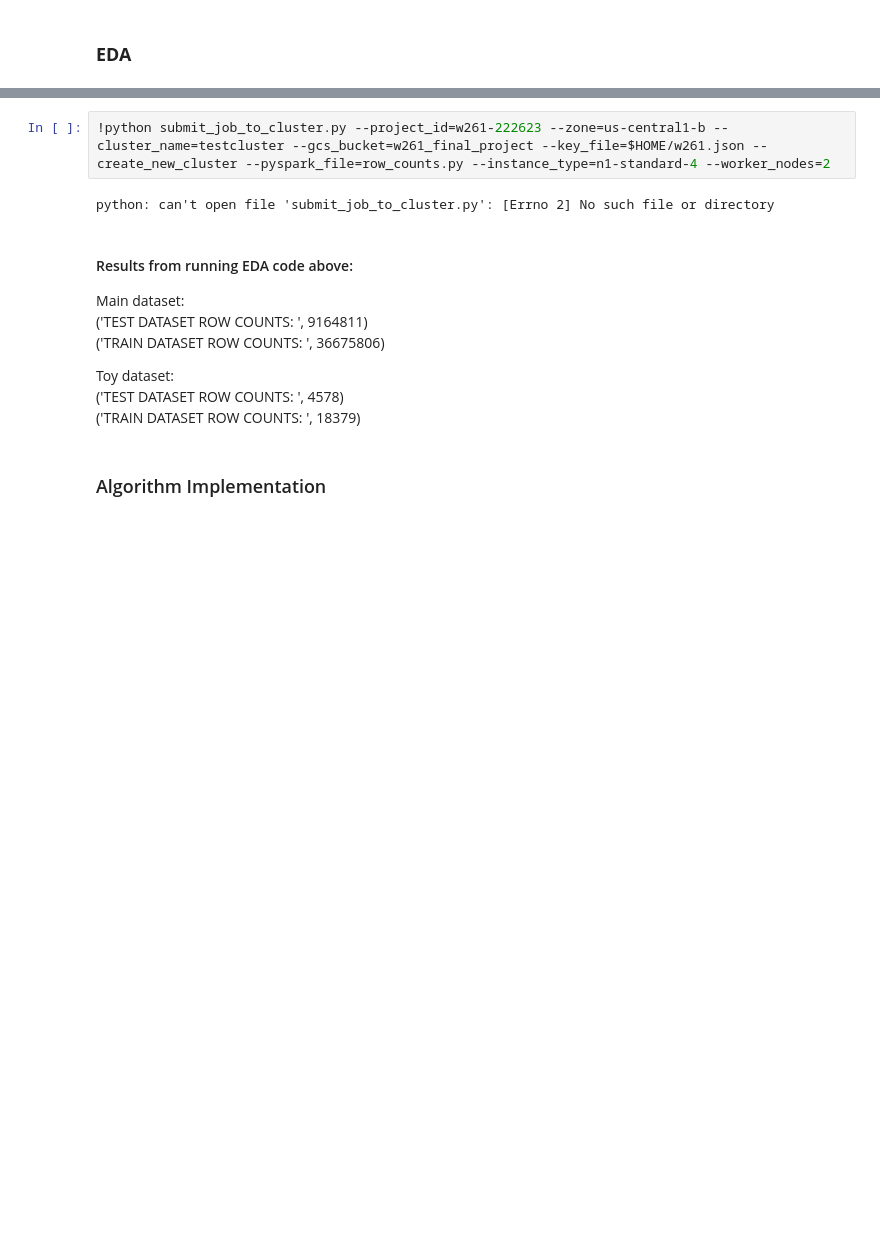
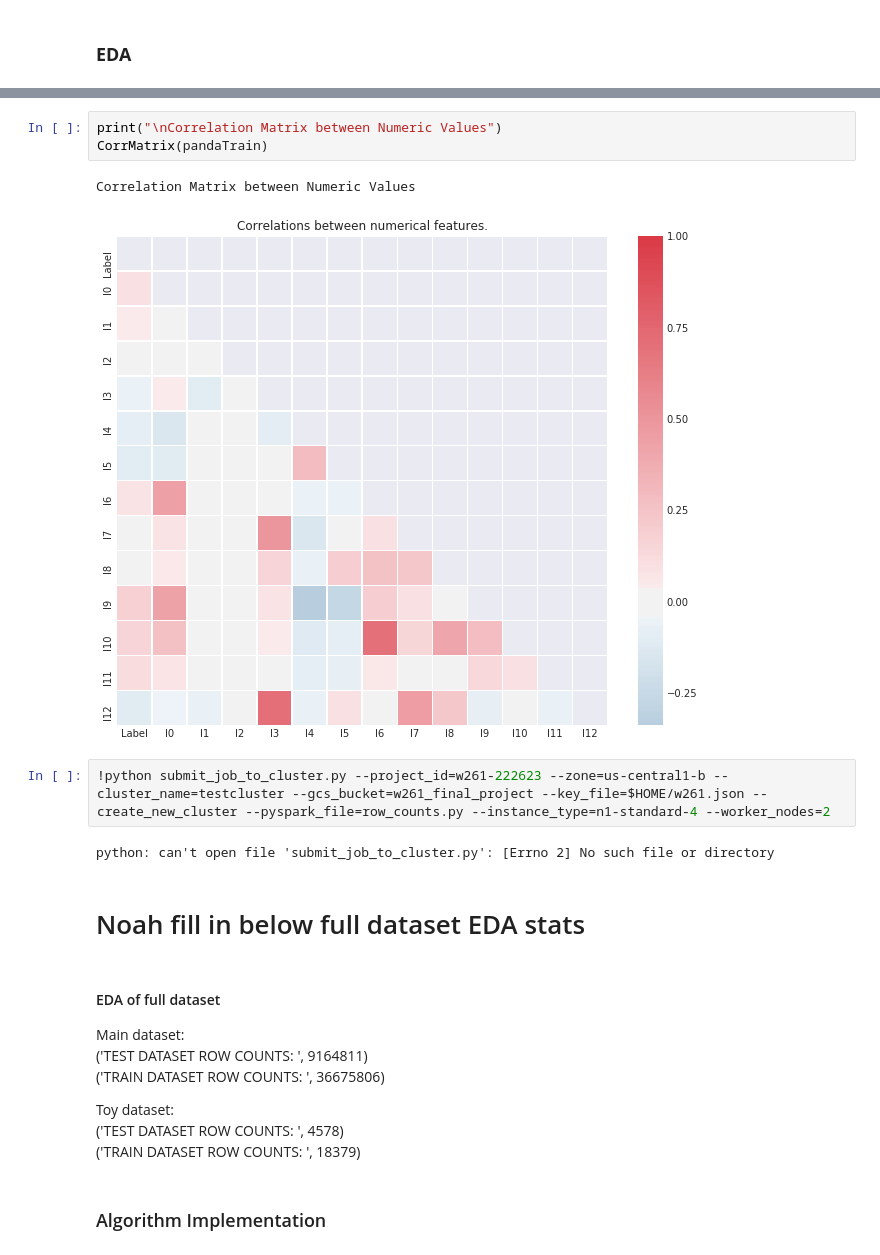
Before and after one commit to noahrandolph/Parallel-Click-Through-Rate-Predictor, a Jupyter notebook: w261_group5_final_project.ipynb, the cells around one changed output, grey strips where cells are left out. Saved outputs shown, nothing was run; the diff lists cells and outputs as text; blank space fills up the shorter version.

```diff
--- a/w261_group5_final_project.ipynb
+++ b/w261_group5_final_project.ipynb
@@ -487,9 +620,17 @@ Figure(1100x900)
+# %%
+print("\nCorrelation Matrix between Numeric Values")
+CorrMatrix(pandaTrain)
+# %% [output]
+Correlation Matrix between Numeric Values
+[figure, added]
 # %%
 !python submit_job_to_cluster.py --project_id=w261-222623 --zone=us-central1-b --cluster_name=testcluster --gcs_bucket=w261_final_project --key_file=$HOME/w261.json --create_new_cluster --pyspark_file=row_counts.py --instance_type=n1-standard-4 --worker_nodes=2
 # %% [output]
 python: can't open file 'submit_job_to_cluster.py': [Errno 2] No such file or directory
+# %% [markdown]
+# Noah fill in below full dataset EDA stats
 # %% [markdown]
-#### Results from running EDA code above:
+#### EDA of full dataset
 Main dataset:<br>
 ('TEST DATASET ROW COUNTS: ', 9164811)<br>
 ('TRAIN DATASET ROW COUNTS: ', 36675806)<br>
```
Also changed, not shown: parts of 10 cells of this notebook, 1 other file.
